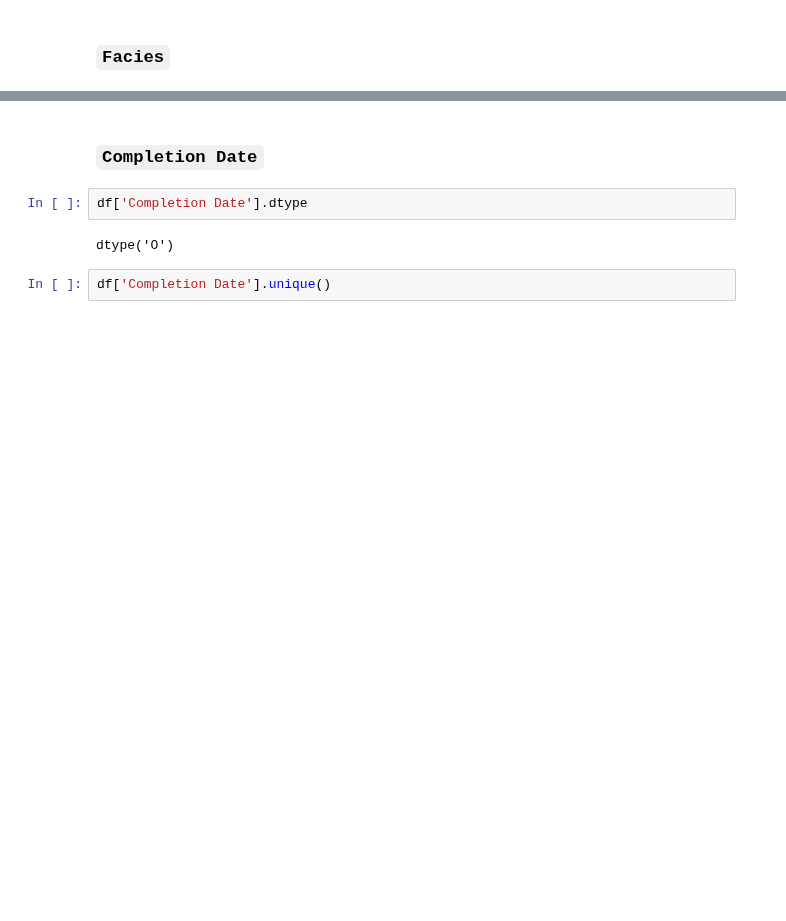
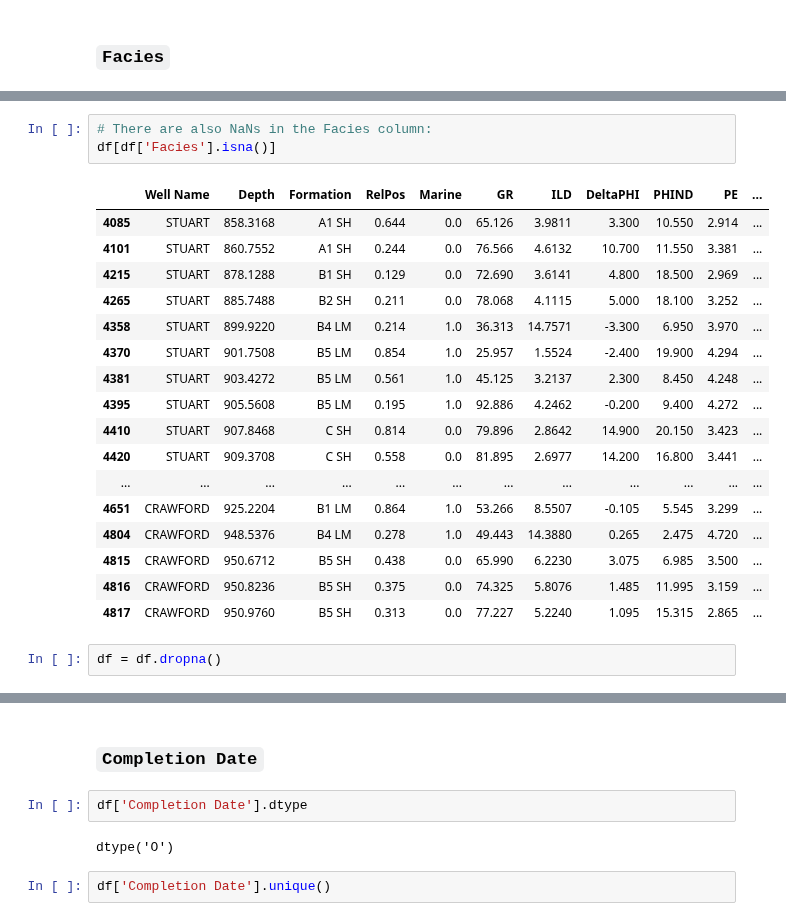
Before and after one commit to agilescientific/geocomputing, a Jupyter notebook: dev/Cleaning_panoma.ipynb, the cells around one changed output, grey strips where cells are left out. Drawn from its saved outputs; the diff is of its cells as text; blank space fills up the shorter version.

```diff
--- a/dev/Cleaning_panoma.ipynb
+++ b/dev/Cleaning_panoma.ipynb
@@ -278,0 +355,23 @@ Still need to decide what to do here. I had it as changing the series to a `cate
+# %%
+# There are also NaNs in the Facies column:
+df[df['Facies'].isna()]
+# %% [output]
+|  | Well Name | Depth | Formation | RelPos | Marine | GR | ILD | DeltaPHI | PHIND | PE | ... |
+| 4085 | STUART | 858.3168 | A1 SH | 0.644 | 0.0 | 65.126 | 3.9811 | 3.300 | 10.550 | 2.914 | ... |
+| 4101 | STUART | 860.7552 | A1 SH | 0.244 | 0.0 | 76.566 | 4.6132 | 10.700 | 11.550 | 3.381 | ... |
+| 4215 | STUART | 878.1288 | B1 SH | 0.129 | 0.0 | 72.690 | 3.6141 | 4.800 | 18.500 | 2.969 | ... |
+| 4265 | STUART | 885.7488 | B2 SH | 0.211 | 0.0 | 78.068 | 4.1115 | 5.000 | 18.100 | 3.252 | ... |
+| 4358 | STUART | 899.9220 | B4 LM | 0.214 | 1.0 | 36.313 | 14.7571 | -3.300 | 6.950 | 3.970 | ... |
+| 4370 | STUART | 901.7508 | B5 LM | 0.854 | 1.0 | 25.957 | 1.5524 | -2.400 | 19.900 | 4.294 | ... |
+| 4381 | STUART | 903.4272 | B5 LM | 0.561 | 1.0 | 45.125 | 3.2137 | 2.300 | 8.450 | 4.248 | ... |
+| 4395 | STUART | 905.5608 | B5 LM | 0.195 | 1.0 | 92.886 | 4.2462 | -0.200 | 9.400 | 4.272 | ... |
+| 4410 | STUART | 907.8468 | C SH | 0.814 | 0.0 | 79.896 | 2.8642 | 14.900 | 20.150 | 3.423 | ... |
+| 4420 | STUART | 909.3708 | C SH | 0.558 | 0.0 | 81.895 | 2.6977 | 14.200 | 16.800 | 3.441 | ... |
+| ... | ... | ... | ... | ... | ... | ... | ... | ... | ... | ... | ... |
+| 4651 | CRAWFORD | 925.2204 | B1 LM | 0.864 | 1.0 | 53.266 | 8.5507 | -0.105 | 5.545 | 3.299 | ... |
+| 4804 | CRAWFORD | 948.5376 | B4 LM | 0.278 | 1.0 | 49.443 | 14.3880 | 0.265 | 2.475 | 4.720 | ... |
+| 4815 | CRAWFORD | 950.6712 | B5 SH | 0.438 | 0.0 | 65.990 | 6.2230 | 3.075 | 6.985 | 3.500 | ... |
+| 4816 | CRAWFORD | 950.8236 | B5 SH | 0.375 | 0.0 | 74.325 | 5.8076 | 1.485 | 11.995 | 3.159 | ... |
+| 4817 | CRAWFORD | 950.9760 | B5 SH | 0.313 | 0.0 | 77.227 | 5.2240 | 1.095 | 15.315 | 2.865 | ... |
+# %%
+df = df.dropna()
```
Also changed, not shown: parts of 36 cells of this notebook.
